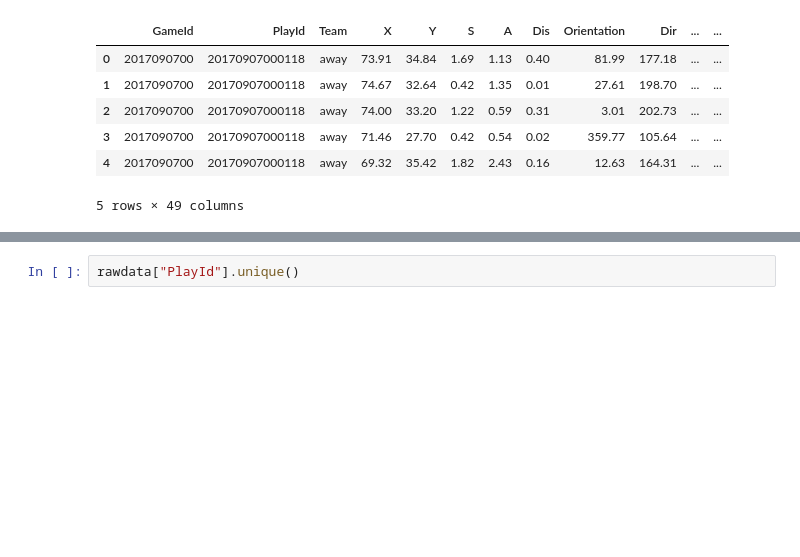
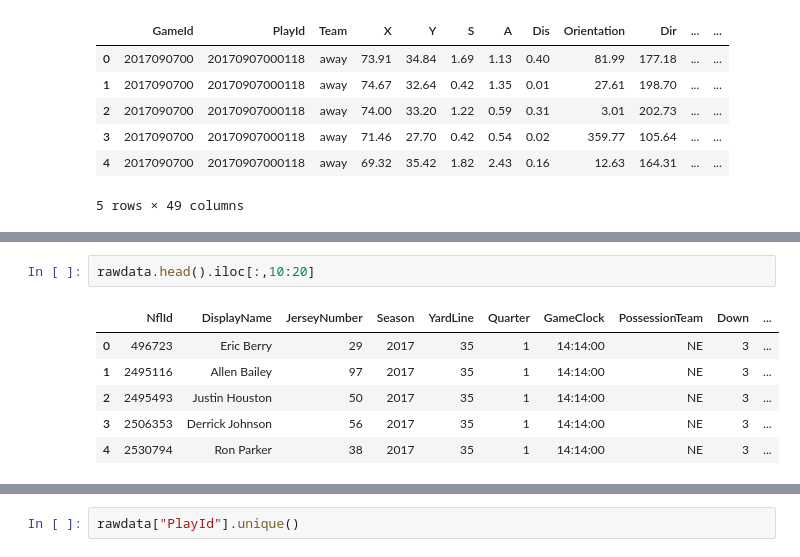
Before and after one commit to neverland251/MainProject, a Jupyter notebook: Project/DataMining/NFL yard/NFL.ipynb, the cells around one changed output, grey strips where cells are left out. Cells and saved outputs as stored; diff of their text form; blank space fills up the shorter version.

```diff
--- a/Project/DataMining/NFL yard/NFL.ipynb
+++ b/Project/DataMining/NFL yard/NFL.ipynb
@@ -93,0 +89,9 @@ rawdata[rawdata["DisplayName"] == rawdata["DisplayName"][0]][["GameId","PlayId",
+# %%
+rawdata.head().iloc[:,10:20]
+# %% [output]
+|  | NflId | DisplayName | JerseyNumber | Season | YardLine | Quarter | GameClock | PossessionTeam | Down | ... |
+| 0 | 496723 | Eric Berry | 29 | 2017 | 35 | 1 | 14:14:00 | NE | 3 | ... |
+| 1 | 2495116 | Allen Bailey | 97 | 2017 | 35 | 1 | 14:14:00 | NE | 3 | ... |
+| 2 | 2495493 | Justin Houston | 50 | 2017 | 35 | 1 | 14:14:00 | NE | 3 | ... |
+| 3 | 2506353 | Derrick Johnson | 56 | 2017 | 35 | 1 | 14:14:00 | NE | 3 | ... |
+| 4 | 2530794 | Ron Parker | 38 | 2017 | 35 | 1 | 14:14:00 | NE | 3 | ... |
```
Also changed, not shown: parts of 23 cells of this notebook.
